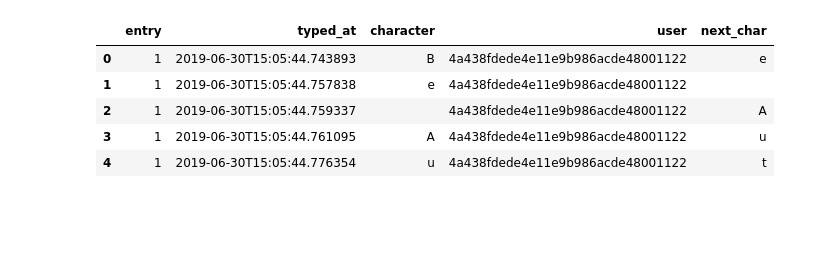
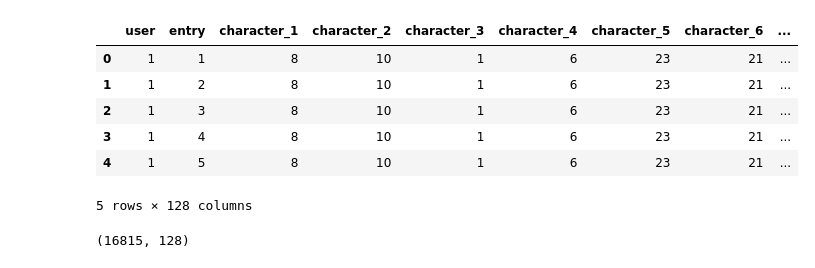
Before and after one commit to jiltang/unifyid-keystroke, a Jupyter notebook: modeling.ipynb, the cells around one changed output. Cells and saved outputs as stored; diff of their text form; code cells hidden in the pictures; blank space fills up the shorter version.

```diff
--- a/modeling.ipynb
+++ b/modeling.ipynb
@@ -8,10 +154,17 @@ import pandas as pd
 # %%
-dat = pd.read_csv("qualified_raw.csv")
+dat = pd.read_csv("clean_wide.csv")
 dat.head()
 # %% [output]
-|  | entry | typed_at | character | user | next_char |
-| 0 | 1 | 2019-06-30T15:05:44.743893 | B | 4a438fdede4e11e9b986acde48001122 | e |
-| 1 | 1 | 2019-06-30T15:05:44.757838 | e | 4a438fdede4e11e9b986acde48001122 |  |
-| 2 | 1 | 2019-06-30T15:05:44.759337 |  | 4a438fdede4e11e9b986acde48001122 | A |
-| 3 | 1 | 2019-06-30T15:05:44.761095 | A | 4a438fdede4e11e9b986acde48001122 | u |
-| 4 | 1 | 2019-06-30T15:05:44.776354 | u | 4a438fdede4e11e9b986acde48001122 | t |
+|  | user | entry | character_1 | character_2 | character_3 | character_4 | character_5 | character_6 | ... |
+| 0 | 1 | 1 | 8 | 10 | 1 | 6 | 23 | 21 | ... |
+| 1 | 1 | 2 | 8 | 10 | 1 | 6 | 23 | 21 | ... |
+| 2 | 1 | 3 | 8 | 10 | 1 | 6 | 23 | 21 | ... |
+| 3 | 1 | 4 | 8 | 10 | 1 | 6 | 23 | 21 | ... |
+| 4 | 1 | 5 | 8 | 10 | 1 | 6 | 23 | 21 | ... |
+5 rows × 128 columns
+# %%
+df = dat.to_numpy()
+print(df.shape)
+df = np.nan_to_num(df)
+# %% [output]
+(16815, 128)
```
Also changed, not shown: parts of 12 cells of this notebook, 6 other files.
